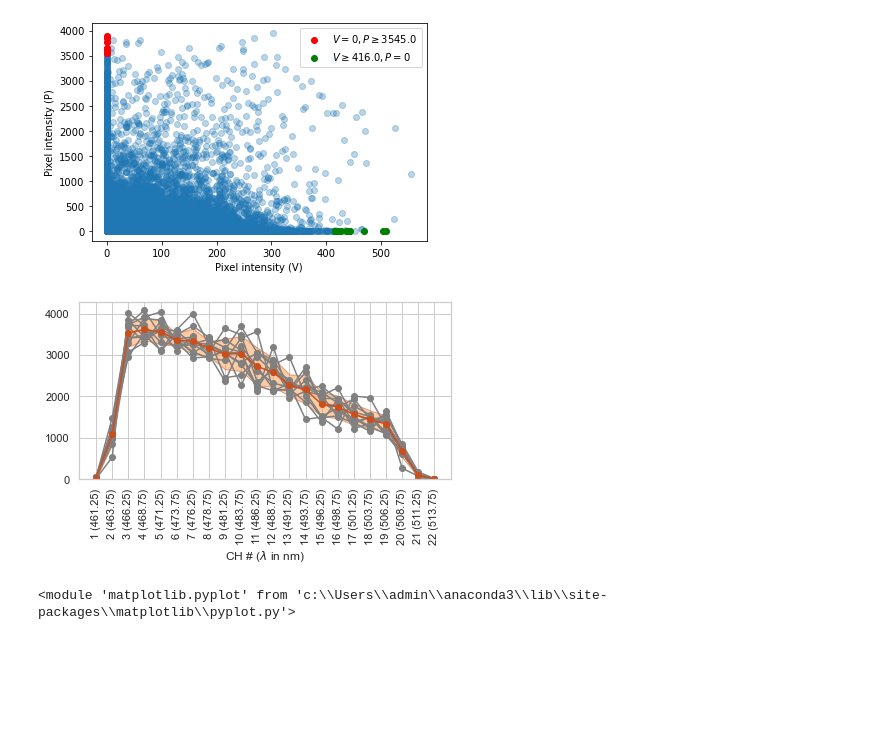
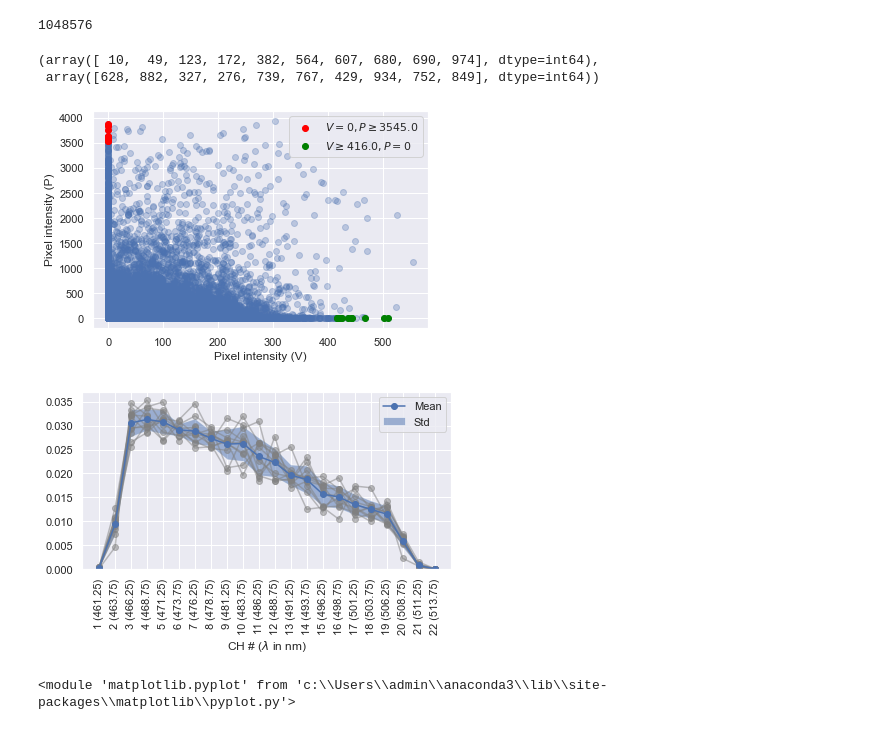
Before and after one commit to ajannamay/Spectral_imaging, a Jupyter notebook: test.ipynb, the cells around one changed output. Saved outputs shown, nothing was run; the diff lists cells and outputs as text; code cells hidden in the pictures; blank space fills up the shorter version.

```diff
--- a/test.ipynb
+++ b/test.ipynb
@@ -16,19 +13,30 @@ from Spectral_Analysis import Spectra
+# %%
+# Set the Seaborn style and palette
+sns.set(style="darkgrid",palette="deep")
 # %%
 CFP = Spectral_Analysis.Spectra('LargerPnh\\CFP1','LargerPnh\\CFP1_unmixed2',2.5,1024,22,False,'P','V',461.25)
+# %%
+1024*1024
+# %% [output]
+1048576
+# %%
+CFP.generate_indx_select_pix(10)
+# %% [output]
+(array([ 10,  49, 123, 172, 382, 564, 607, 680, 690, 974], dtype=int64),
+ array([628, 882, 327, 276, 739, 767, 429, 934, 752, 849], dtype=int64))
 # %%
 plotter_2p5, Pindx_2p5, Vindx_2p5 = CFP.generate_scatter_plot(False,10)
 plt.legend(loc='upper right')
 plt.show()
 # %% [output]
-[figure, old version]
+[figure, new version]
 # %%
-# Set the Seaborn style and palette
-sns.set(style="whitegrid",palette="pastel")
-CFP.generate_normSpectrum(Pindx_2p5,0,True)
+CFP.generate_normSpectrum(Pindx_2p5,0,False)
 # CFP.generate_normSpectrum(Vindx_2p5,0,True)
+plt.legend()
 plt.show()
 # %% [output]
-[figure, old version]
+[figure, new version]
 # %%
 CFP.generate_normSpectrum(Pindx_2p5,0,True)
 # %% [output]
```
Also changed, not shown: parts of 7 cells of this notebook, 1 other file.
